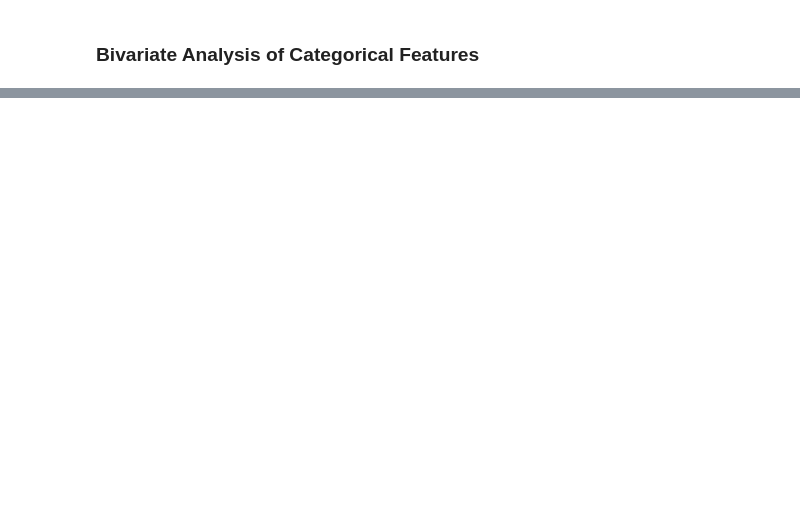
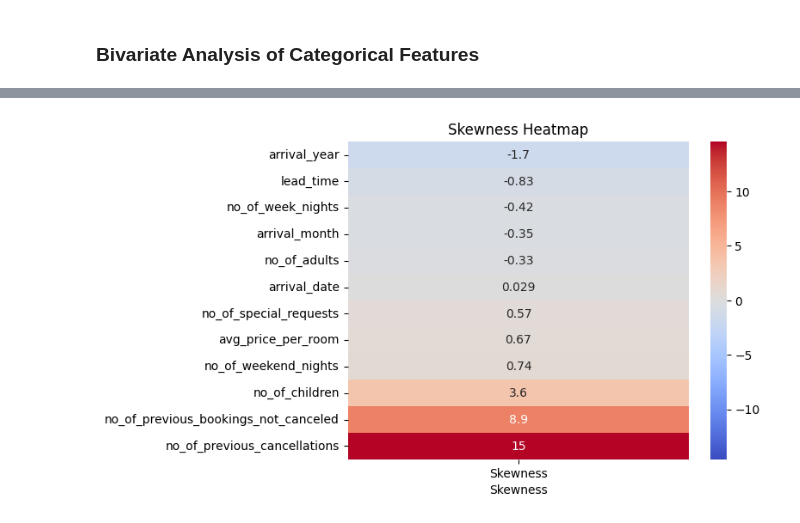
Before and after one commit to abhisheku-official/hotel-reservation-cancellations, a Jupyter notebook: hotel_booking_cancelation_prediction.ipynb, the cells around one changed output, grey strips where cells are left out. Saved outputs shown, nothing was run; the diff lists cells and outputs as text; code cells hidden in the pictures; blank space fills up the shorter version.

```diff
--- a/hotel_booking_cancelation_prediction.ipynb
+++ b/hotel_booking_cancelation_prediction.ipynb
@@ -373,0 +435,40 @@ Data Imbalance: There is a clear imbalance in the data, with more not-canceled b
+# %%
+# Calculating Skewness of each numerical column
+
+def skewness_calc(cols, df):
+    skewness_dict = {}
+    for col in cols:
+        std_col = np.std(df[col])
+        mean_col = np.mean(df[col])
+        size_rows = df.count()[0]
+
+        df['diff_col'] = df[col] - mean_col
+        df['diff_col_powered'] = np.power(df['diff_col'], 3)
+
+        skewness = np.sum(df['diff_col_powered']) / ((size_rows - 1) * np.power(std_col, 3))
+        skewness_dict[col] = skewness
+
+        df = df.drop(columns=['diff_col_powered', 'diff_col'])
+
+    return skewness_dict
+# %%
+# Applying tranformation to skewed columns
+def skewed_data_transformation(df, skewness_dict, threshold=1):
+    for col in skewness_dict:
+        skewness = skewness_dict[col]
+
+        # If skewness is above or below the threshold, apply transformation
+        if np.abs(skewness) >= threshold:
+            # Apply log transformation for positive skewness
+            df[col] = df[col].apply(lambda x: np.log(1 + x) if x >= 0 else np.log(1 - x))
+
+
+    return df
+# %%
+skewness_dict = skewness_calc(num_cols, df)
+# %%
+df = skewed_data_transformation(df, skewness_dict)
+# %%
+skewness_heatmap(df, num_cols)
+# %% [output]
+[figure, added]
```
Also changed, not shown: parts of 80 cells of this notebook, 5 other files.
